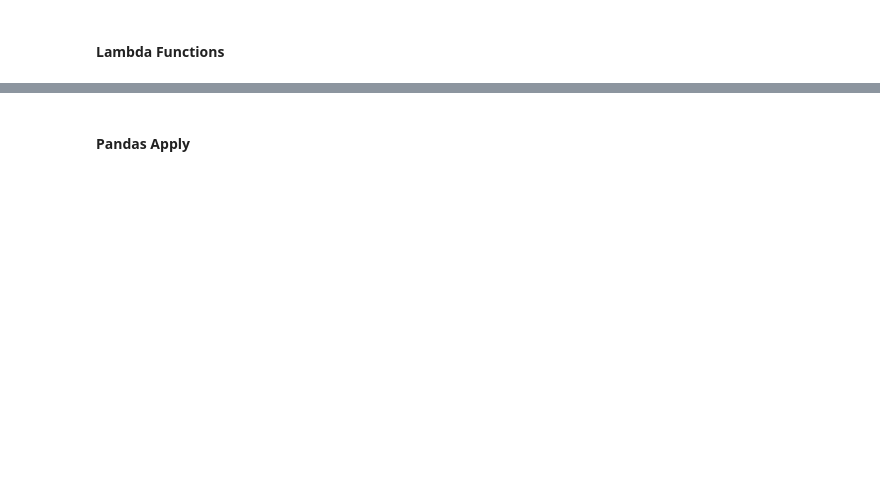
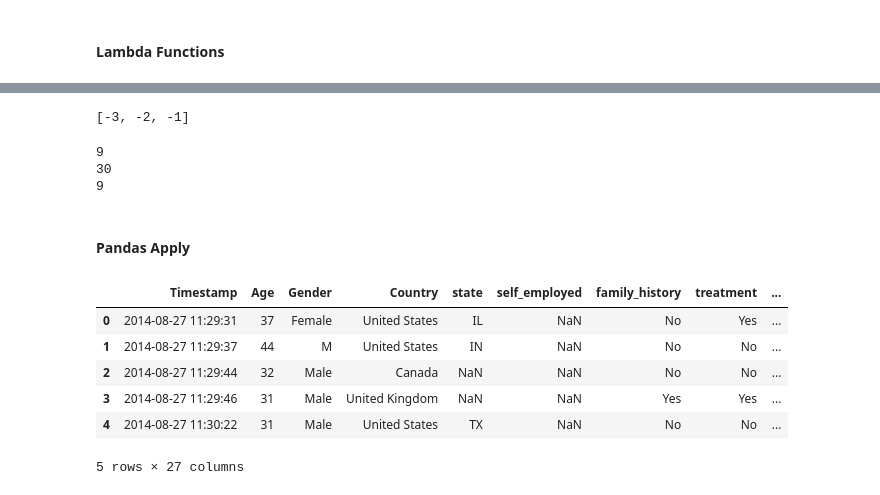
Before and after one commit to centre-for-health-informatics/Learn-Programming-For-Beginners, a Jupyter notebook: Week 6 - Mar 4/Examples.ipynb, the cells around one changed output, grey strips where cells are left out. Drawn from its saved outputs; the diff is of its cells as text; code cells hidden in the pictures; blank space fills up the shorter version.

```diff
--- a/Week 6 - Mar 4/Examples.ipynb
+++ b/Week 6 - Mar 4/Examples.ipynb
@@ -33,10 +52,33 @@ print(less_than_zero)
+# %%
+# equivalent to filter
+
+new_list = []
+for value in number_list:
+    if value < 0:
+        new_list.append(value)
+new_list
+# %% [output]
+[-3, -2, -1]
 # %%
-calculate = lambda x,y,mode: x+y if mode == 'add' else x*y
+calculate = lambda x,y,z: x+y if z == 'add' else x*y
 print(calculate(5,4,'add'))
 print(calculate(6,5,'multiply'))
 print(calculate(3,3,3))
+# %% [output]
+9
+30
+9
 # %% [markdown]
 #### Pandas Apply
 # %%
 import pandas as pd
-df = pd.read_csv("../Week 5/survey.csv")
+df = pd.read_csv("../Week 5 - Feb 26/survey.csv")
+df.head()
+# %% [output]
+|  | Timestamp | Age | Gender | Country | state | self_employed | family_history | treatment | ... |
+| 0 | 2014-08-27 11:29:31 | 37 | Female | United States | IL | NaN | No | Yes | ... |
+| 1 | 2014-08-27 11:29:37 | 44 | M | United States | IN | NaN | No | No | ... |
+| 2 | 2014-08-27 11:29:44 | 32 | Male | Canada | NaN | NaN | No | No | ... |
+| 3 | 2014-08-27 11:29:46 | 31 | Male | United Kingdom | NaN | NaN | Yes | Yes | ... |
+| 4 | 2014-08-27 11:30:22 | 31 | Male | United States | TX | NaN | No | No | ... |
+5 rows × 27 columns
```
Also changed, not shown: parts of 11 cells of this notebook, 1 other file.
